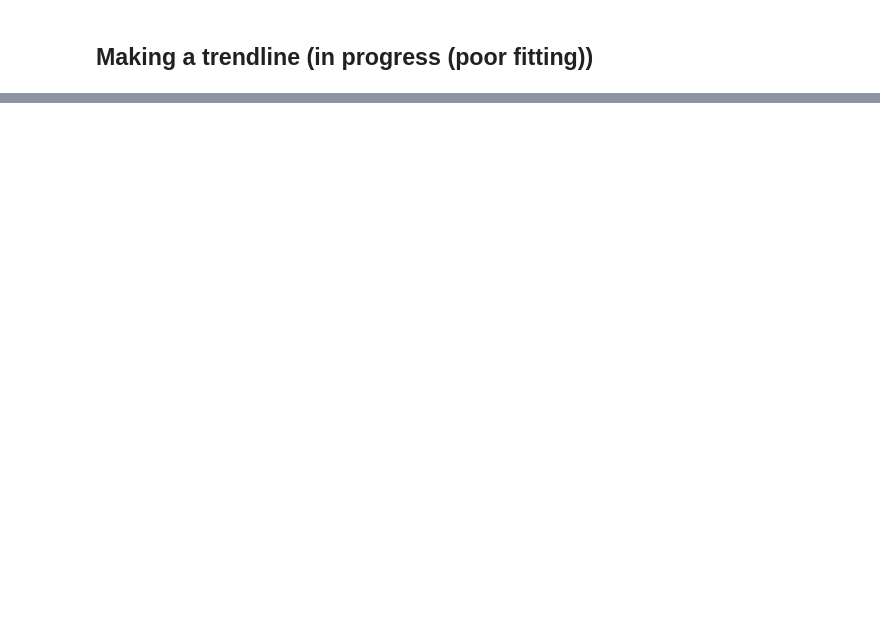
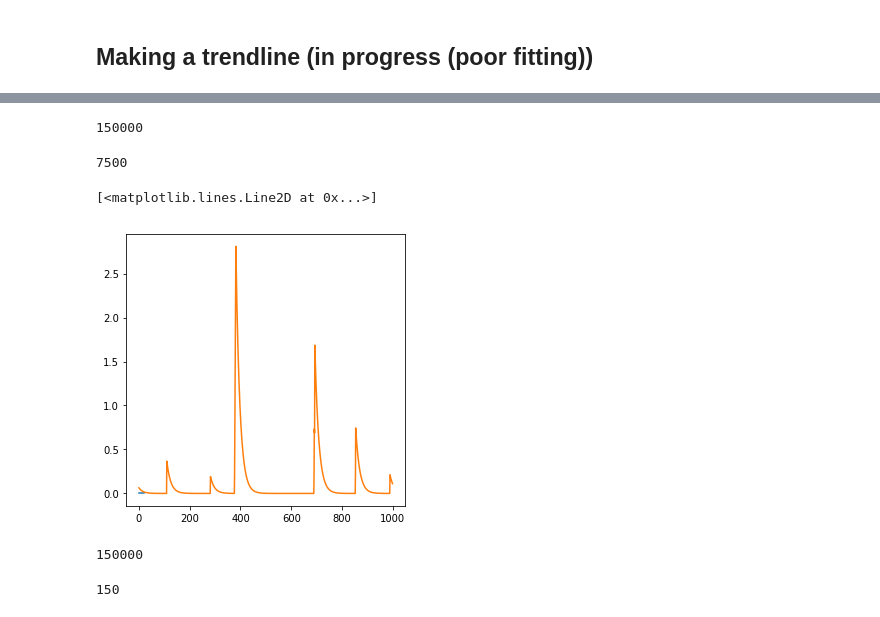
Before and after one commit to santiagochacin/post_cmfe_analysis, a Jupyter notebook: open_field_cnmfe_sc_analysis.ipynb, the cells around one changed output, grey strips where cells are left out. Drawn from its saved outputs; the diff is of its cells as text; code cells hidden in the pictures; blank space fills up the shorter version.

Commit message:
new code in Chunking Analysis heading

```diff
--- a/open_field_cnmfe_sc_analysis.ipynb
+++ b/open_field_cnmfe_sc_analysis.ipynb
@@ -242,0 +228,30 @@ plt.legend()
+# %%
+#create a new list that sets an arbitrary threshold and assigns each value 0 or 1
+activity = results.cnmfe_results['C']
+threshold_list = []
+vid_length = len(results.cnmfe_results['C'][:].transpose())
+for neuron in activity:
+    for moment in neuron:
+        if moment >= 0.75:
+            threshold_list.append(1)
+        else:
+            threshold_list.append(0)
+
+len(threshold_list)
+# %% [output]
+150000
+# %%
+def chunks(lst, n):
+    """Yield successive n-sized chunks from lst."""
+    for i in range(0, len(lst), n):
+        yield lst[i:i + n]
+# %%
+#divides the threshold_list into n-sized slices (frame_division) 20 at 20fps = 1 second
+frame_division = 20
+chunked_threshold_list = (list(chunks(threshold_list, frame_division)))
+# %%
+len(chunked_threshold_list)
+# %% [output]
+7500
+# %%
+zero_one = np.asarray(chunked_threshold_list)
@@ -242,0 +260,7 @@ plt.legend()
+# %%
+#shows chunk
+plt.plot(zero_one[0])
+plt.plot(results.cnmfe_results['C'][0])
+# %% [output]
+[<matplotlib.lines.Line2D at 0x...>]
+[figure, added]
@@ -242,0 +287,12 @@ plt.legend()
+# %%
+#block_list should equal the same amount of values for the original threshold_list
+len(block_list)
+# %% [output]
+150000
+# %%
+#chunk the block_list into neuron list (divide by the video_length, length should be number of neurons
+vid_length = len(results.cnmfe_results['C'][:].transpose())
+block_neuron_list = (list(chunks(block_list, vid_length)))
+len(block_neuron_list)
+# %% [output]
+150
```
Also changed, not shown: parts of 21 cells of this notebook.
